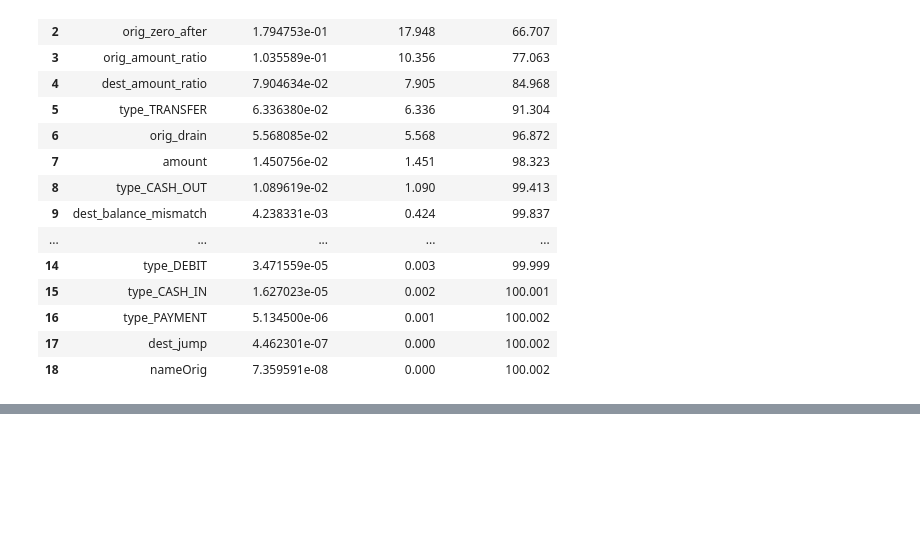
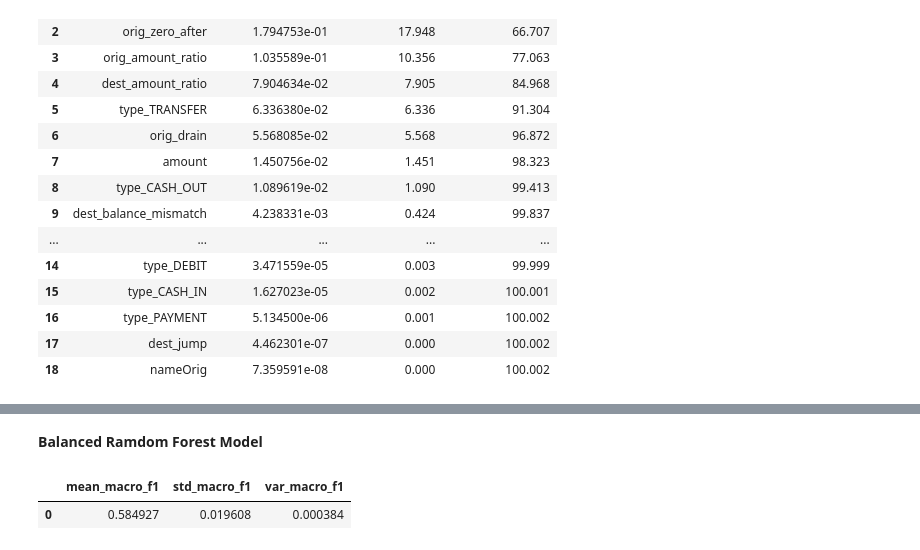
Before and after one commit to dykkyongdo/HackML-AG, a Jupyter notebook: additional.ipynb, the cells around one changed output, grey strips where cells are left out. Cells and saved outputs as stored; diff of their text form; code cells hidden in the pictures; blank space fills up the shorter version.

```diff
--- a/additional.ipynb
+++ b/additional.ipynb
@@ -145,0 +172,8 @@ df_test = remove_weak_features(df_test, WEAK_FEATURES_TO_REMOVE)
+# %% [markdown]
+**Balanced Ramdom Forest Model**
+# %%
+brf_metrics = default_brf_cv_f1_score(df_train)
+brf_metrics
+# %% [output]
+|  | mean_macro_f1 | std_macro_f1 | var_macro_f1 |
+| 0 | 0.584927 | 0.019608 | 0.000384 |
```
Also changed, not shown: parts of 8 cells of this notebook, 2 other files.
